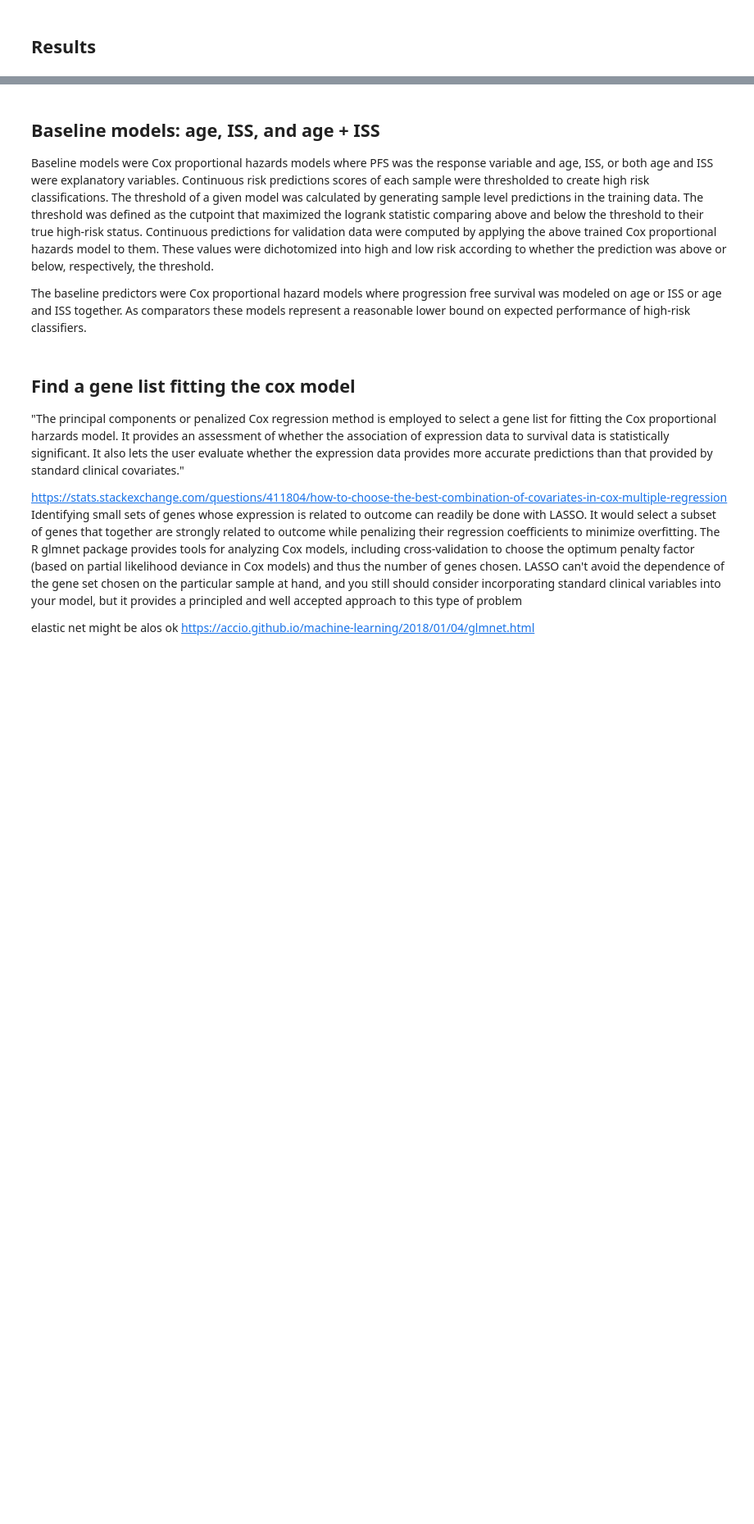
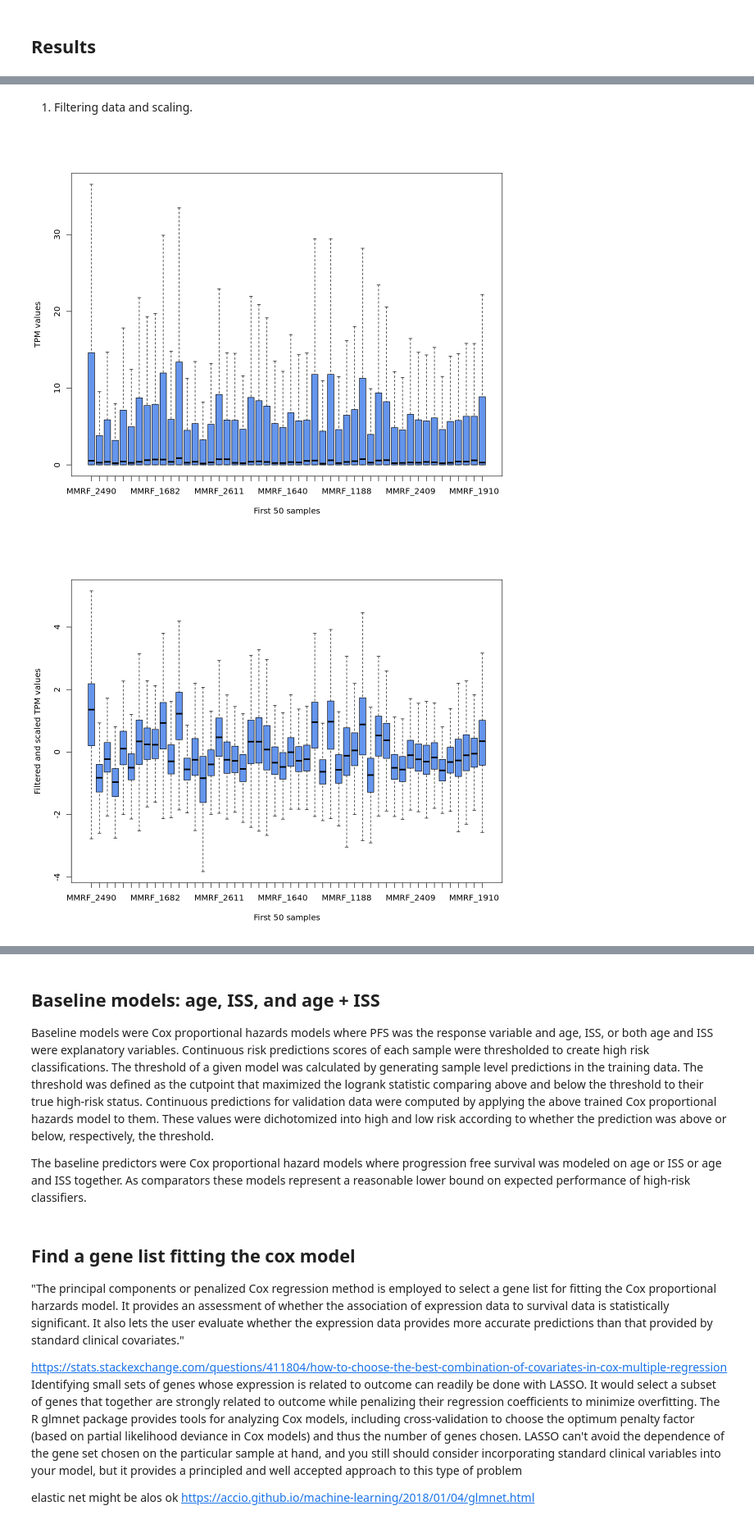
Before and after one commit to katwre/owkin, a Jupyter notebook: Multiple_Myeloma_data_challenge.ipynb, the cells around one changed output, grey strips where cells are left out. Shown at 82% size. Saved outputs shown, nothing was run; the diff lists cells and outputs as text; code cells hidden in the pictures; blank space fills up the shorter version.

```diff
--- a/Multiple_Myeloma_data_challenge.ipynb
+++ b/Multiple_Myeloma_data_challenge.ipynb
@@ -249 +166,40 @@ boxplot(nzv_gexp[,1:50],outline=FALSE,col="cornflowerblue")
+# %% [markdown]
+1. Filtering data and scaling.
+# %%
+options(repr.plot.width=10, repr.plot.height=8)
+
+# check if there are NA values in the expression matrix
+if(anyNA(edata)) print("There are NAs in the expression matrix.")
+
+# plot input TPM values to check if the expression data needs filtering and scaling
+# for simplicity plot just first 50 samples
+boxplot(edata[,1:50],outline=FALSE,col="cornflowerblue",
+        #main="Car Milage Data",
+        xlab="First 50 samples", ylab="TPM values")
+
+# remove genes with no expression in more 50% of samples
+fif <- dim(edata)[2]/2
+no.exp.count <- apply(edata, 1, function(x) sum(which(x == 0)))
+edataf = edata[-no.exp.count,]
+
+# remove genes with variance equal to 0
+#edataf = edataf[, which(apply(edataf, 2, var) != 0)]
+# filter genes based on variance between samples
+gene.iqr <- apply(edataf, 1, IQR)
+#plot(density(gene.iqr))
+edataf = edataf[which(gene.iqr > 0.1),] # it removes half of the genes
+
+# log transform the expression data to Z scores
+gexp=log2(edataf+1)
+
+# transform the expression data to Z scores
+gexpn <- t(scale(t(gexp)))
+
+# Plot input TPM values after filtering and scaling
+# for simplicity plot just first 50 samples
+boxplot(gexpn[,1:50],outline=FALSE,col="cornflowerblue",
+        xlab="First 50 samples", ylab="Filtered and scaled TPM values")
+# %% [output]
+[figure, added]
+[figure, added]
 # %% [markdown]
```
Also changed, not shown: parts of 30 cells of this notebook.
